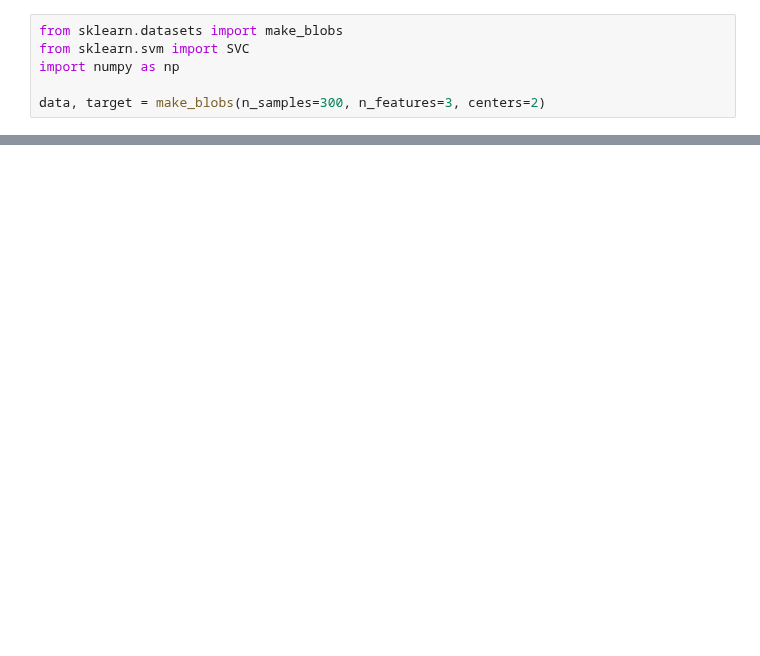
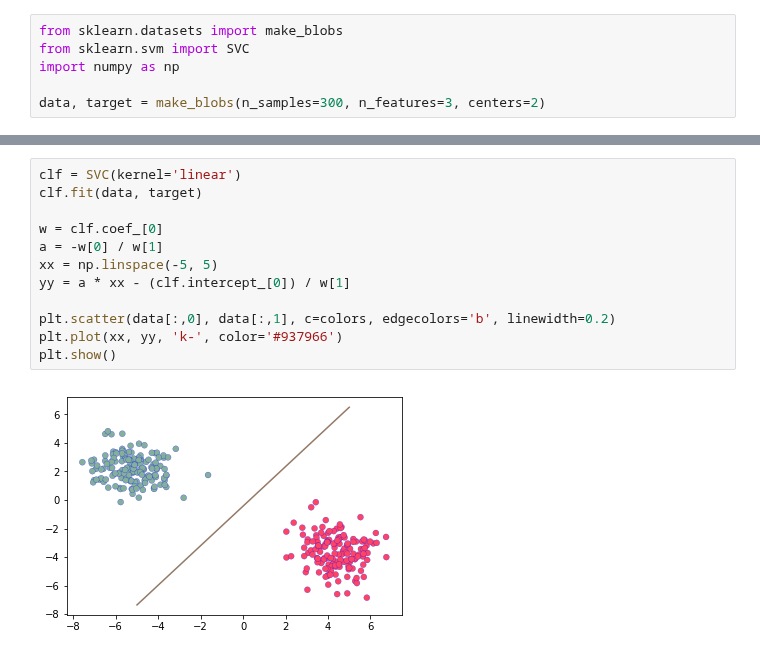
Before and after one commit to emomicrowave/machine-learning-tutorials, a Jupyter notebook: 05-support_vector_machines/hyperplane_plot_generation.ipynb, the cells around one changed output, grey strips where cells are left out. Cells and saved outputs as stored; diff of their text form; blank space fills up the shorter version.

```diff
--- a/05-support_vector_machines/hyperplane_plot_generation.ipynb
+++ b/05-support_vector_machines/hyperplane_plot_generation.ipynb
@@ -52,0 +63,14 @@ plt.show()
+# %%
+clf = SVC(kernel='linear')
+clf.fit(data, target)
+
+w = clf.coef_[0]
+a = -w[0] / w[1]
+xx = np.linspace(-5, 5)
+yy = a * xx - (clf.intercept_[0]) / w[1]
+
+plt.scatter(data[:,0], data[:,1], c=colors, edgecolors='b', linewidth=0.2)
+plt.plot(xx, yy, 'k-', color='#937966')
+plt.show()
+# %% [output]
+[figure, added]
```
Also changed, not shown: parts of 3 cells of this notebook, 4 other files.
